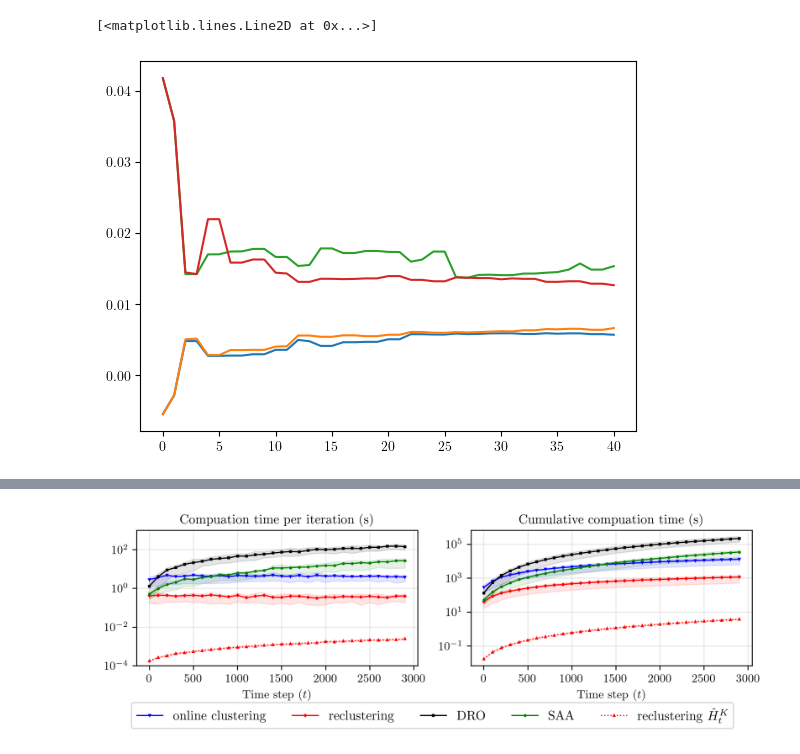
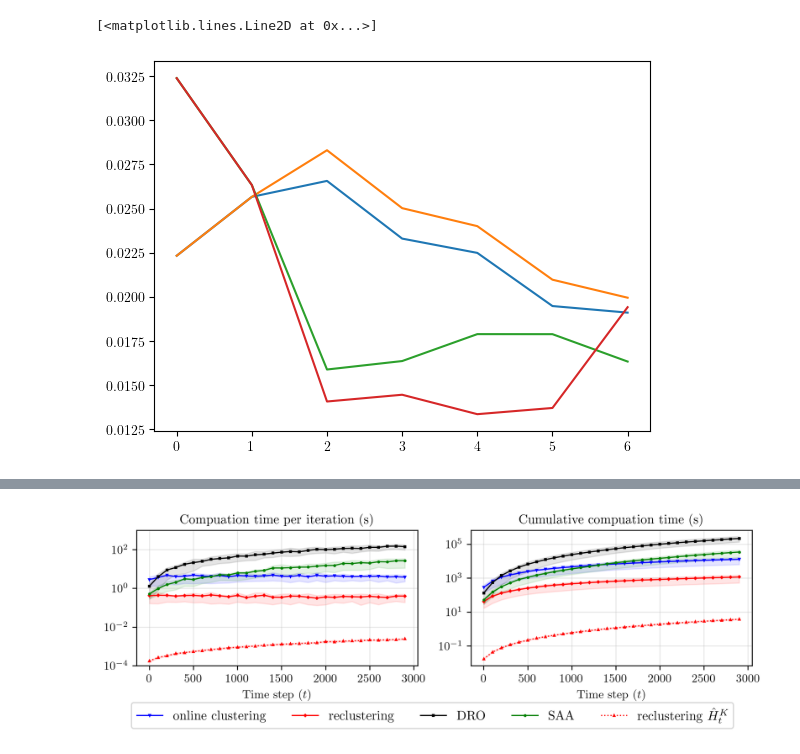
Before and after one commit to stellatogrp/online_mro, a Jupyter notebook: portfolio/analysis/plots/plots_1000.ipynb, the cells around one changed output, grey strips where cells are left out. Saved outputs shown, nothing was run; the diff lists cells and outputs as text; code cells hidden in the pictures.

```diff
--- a/portfolio/analysis/plots/plots_1000.ipynb
+++ b/portfolio/analysis/plots/plots_1000.ipynb
@@ -410,8 +409,9 @@ mults = np.concatenate((5*np.ones(51),4*np.ones(50),3*np.ones(100),2*np.ones(100
 # %%
+df = pd.read_csv("/Users/irina.wang/Desktop/Princeton/Project2/mro_mpc/portfolio/analysis/df_0.csv")
 plt.plot(df["obj_values"])
 plt.plot(df["MRO_obj_values"])
 plt.plot(df["O_eval0"])
 plt.plot(df["MRO_eval0"])
 # %% [output]
 [<matplotlib.lines.Line2D at 0x...>]
-[figure, old version]
+[figure, new version]
```
Also changed, not shown: parts of 10 cells of this notebook, 30 other files.
